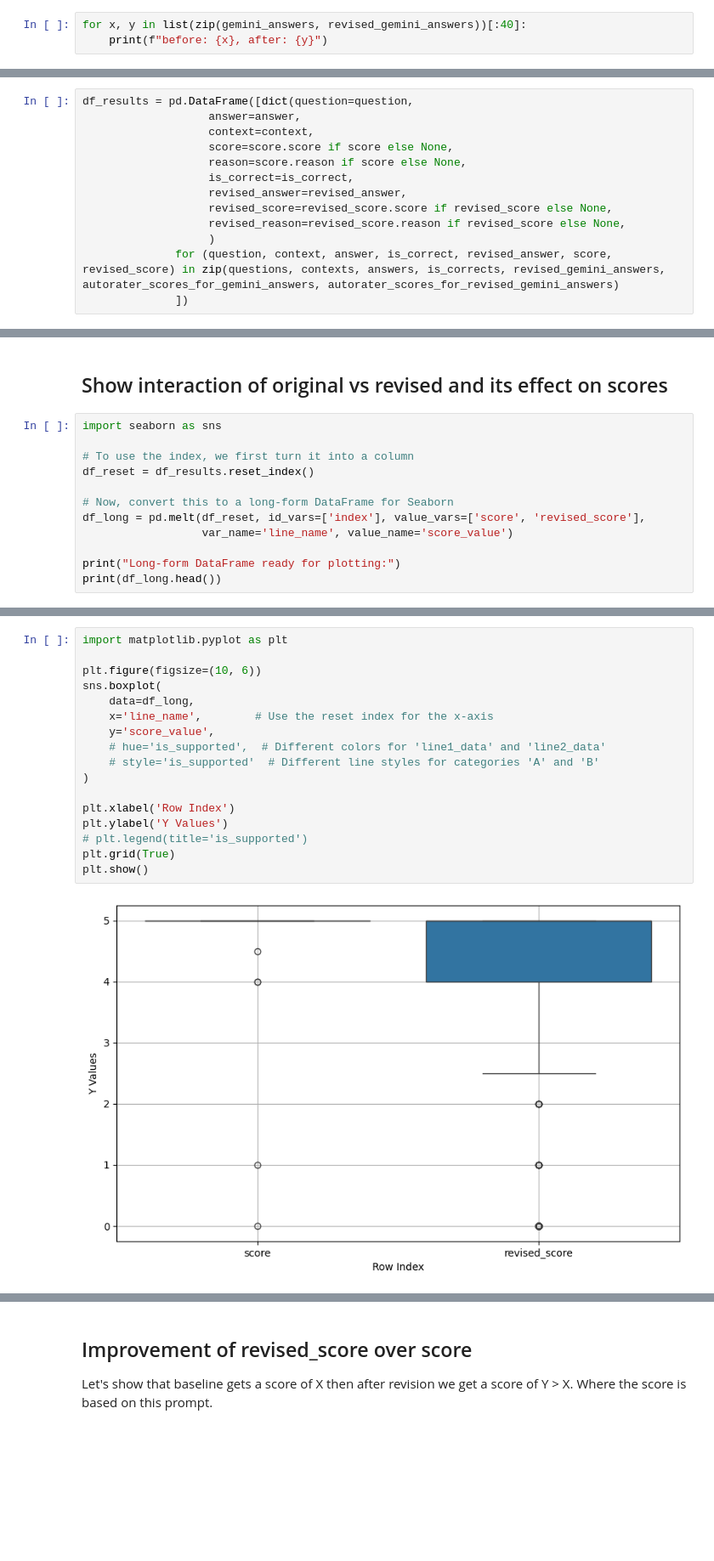
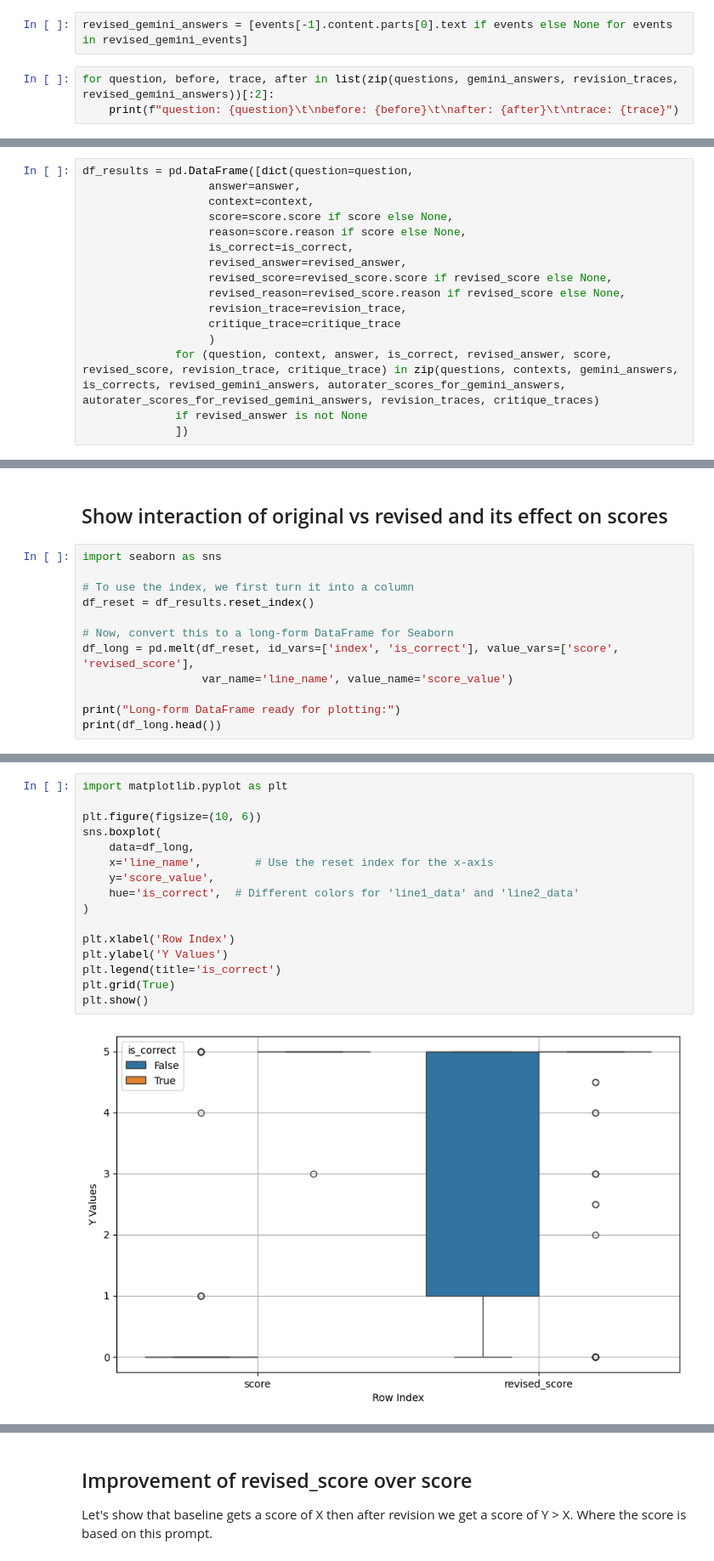
Before and after one commit to ivanmkc/adk-samples, a Jupyter notebook: python/agents/llm-auditor/financial-qa-eda.ipynb, the cells around one changed output, grey strips where cells are left out. Shown: that part at 85% size. Cells and saved outputs as stored; diff of their text form; blank space fills up the shorter version.

```diff
--- a/python/agents/llm-auditor/financial-qa-eda.ipynb
+++ b/python/agents/llm-auditor/financial-qa-eda.ipynb
@@ -443,4 +383,6 @@ An error occurred during evaluation of 'The value of Preferred stock redeemed by
+# %%
+revised_gemini_answers = [events[-1].content.parts[0].text if events else None for events in revised_gemini_events]
 # %%
-for x, y in list(zip(gemini_answers, revised_gemini_answers))[:40]:
-    print(f"before: {x}, after: {y}")
+for question, before, trace, after in list(zip(questions, gemini_answers, revision_traces, revised_gemini_answers))[:2]:
+    print(f"question: {question}\t\nbefore: {before}\t\nafter: {after}\t\ntrace: {trace}")
 # %% [output]
@@ -526,7 +483,10 @@ df_results = pd.DataFrame([dict(question=question,
                    revised_answer=revised_answer,
                    revised_score=revised_score.score if revised_score else None,
                    revised_reason=revised_score.reason if revised_score else None,
+                   revision_trace=revision_trace,
+                   critique_trace=critique_trace
                    )
-              for (question, context, answer, is_correct, revised_answer, score, revised_score) in zip(questions, contexts, answers, is_corrects, revised_gemini_answers, autorater_scores_for_gemini_answers, autorater_scores_for_revised_gemini_answers)
+              for (question, context, answer, is_correct, revised_answer, score, revised_score, revision_trace, critique_trace) in zip(questions, contexts, gemini_answers, is_corrects, revised_gemini_answers, autorater_scores_for_gemini_answers, autorater_scores_for_revised_gemini_answers, revision_traces, critique_traces)
+              if revised_answer is not None
               ])
 # %%
@@ -540,7 +510,7 @@ import seaborn as sns
 df_reset = df_results.reset_index()
 
 # Now, convert this to a long-form DataFrame for Seaborn
-df_long = pd.melt(df_reset, id_vars=['index'], value_vars=['score', 'revised_score'],
+df_long = pd.melt(df_reset, id_vars=['index', 'is_correct'], value_vars=['score', 'revised_score'],
                   var_name='line_name', value_name='score_value')
 
 print("Long-form DataFrame ready for plotting:")
@@ -556,22 +526,21 @@ Long-form DataFrame ready for plotting:
 # %%
 import matplotlib.pyplot as plt
 
 plt.figure(figsize=(10, 6))
 sns.boxplot(
     data=df_long,
     x='line_name',        # Use the reset index for the x-axis
     y='score_value',
-    # hue='is_supported',  # Different colors for 'line1_data' and 'line2_data'
-    # style='is_supported'  # Different line styles for categories 'A' and 'B'
+    hue='is_correct',  # Different colors for 'line1_data' and 'line2_data'
 )
 
 plt.xlabel('Row Index')
 plt.ylabel('Y Values')
-# plt.legend(title='is_supported')
+plt.legend(title='is_correct')
 plt.grid(True)
 plt.show()
 # %% [output]
-[figure, old version]
+[figure, new version]
 # %% [markdown]
 # Autorater score histograms
 
```
Also changed, not shown: parts of 52 cells of this notebook, 4 other files.
